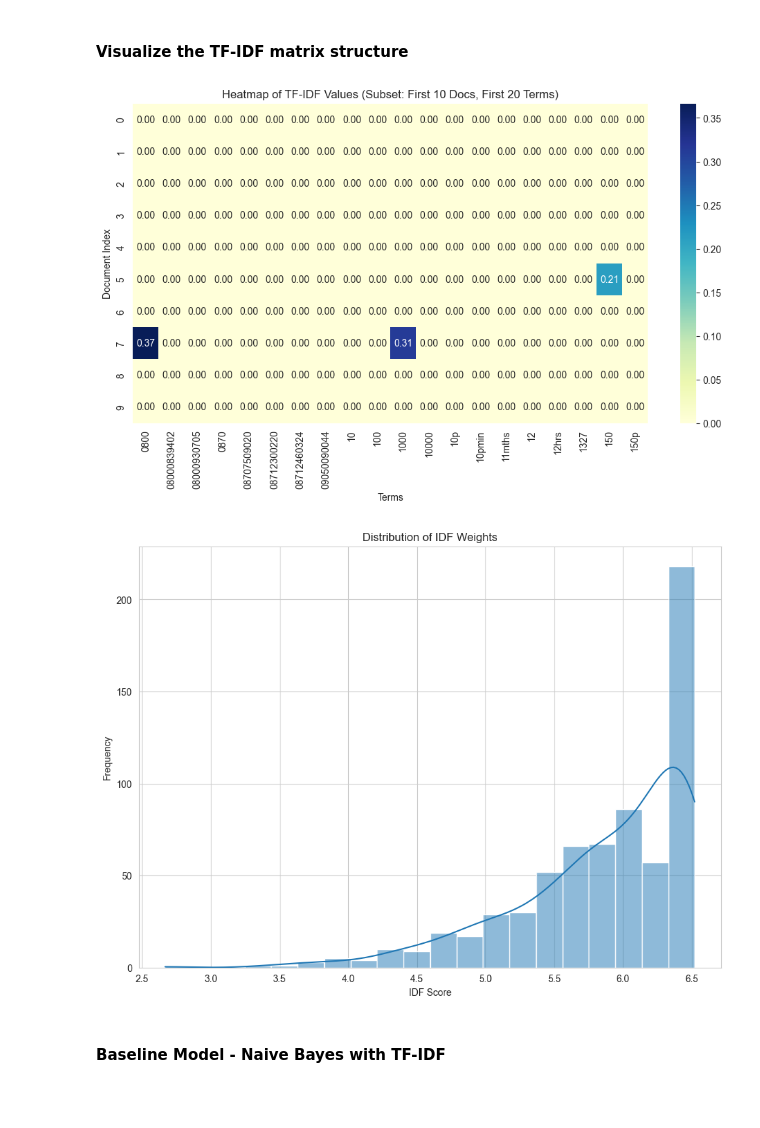
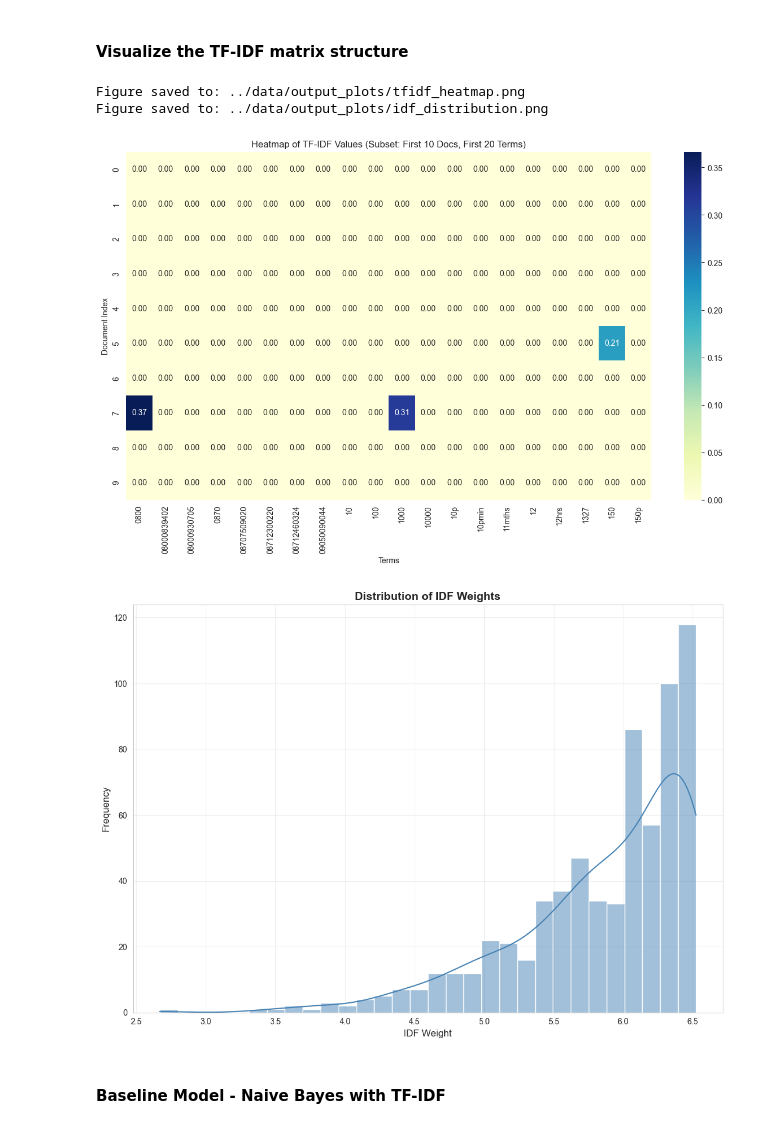
Before and after one commit to Mostafa-Allahmoradi/PROG8245_Final_Project, a Jupyter notebook: Notebooks/TF_IDF_Demo.ipynb, the cells around one changed output. Cells and saved outputs as stored; diff of their text form; code cells hidden in the pictures; blank space fills up the shorter version.

```diff
--- a/Notebooks/TF_IDF_Demo.ipynb
+++ b/Notebooks/TF_IDF_Demo.ipynb
@@ -250,27 +244,16 @@ Sample Features (first 10): ['0800' '08000839402' '08000930705' '0870' '08707509
 # %%
 # visualize a small subset (first 10 documents and first 20 terms) because the full matrix is too large and sparse.
 subset_matrix = tf_idf_model.X_train_tfidf[:10, :20].toarray()
 subset_df = pd.DataFrame(subset_matrix, columns=feature_names[:20])
 
-plt.figure(figsize=(12, 6))
-sns.heatmap(subset_df, annot=True, cmap='YlGnBu', cbar=True, fmt='.2f')
-plt.title('Heatmap of TF-IDF Values (Subset: First 10 Docs, First 20 Terms)')
-plt.xlabel('Terms')
-plt.ylabel('Document Index')
-plt.savefig('../data/output_plots/tfidf_heatmap.png') # Saving for reference
-plt.show()
+_ = visualizer.plot_heatmap(subset_df, title='Heatmap of TF-IDF Values (Subset: First 10 Docs, First 20 Terms)', x_label='Terms', y_label='Document Index', save_path='../data/output_plots/tfidf_heatmap.png')
 
-# Visualize the distribution of IDF weights
-plt.figure(figsize=(11, 8))
-sns.histplot(idf_df['idf_weight'], bins=20, kde=True)
-plt.title('Distribution of IDF Weights')
-plt.xlabel('IDF Score')
-plt.ylabel('Frequency')
-plt.savefig('../data/output_plots/idf_distribution.png')
-plt.show()
+_ = visualizer.plot_idf_distribution(idf_df['idf_weight'], save_path='../data/output_plots/idf_distribution.png')
 # %% [output]
+Figure saved to: ../data/output_plots/tfidf_heatmap.png
+Figure saved to: ../data/output_plots/idf_distribution.png
-[figure, old version]
+[figure, new version]
-[figure, old version]
+[figure, new version]
 # %% [markdown]
 #### Baseline Model - Naive Bayes with TF-IDF
 # %%
```
Also changed, not shown: parts of 6 cells of this notebook, 2 other files.
